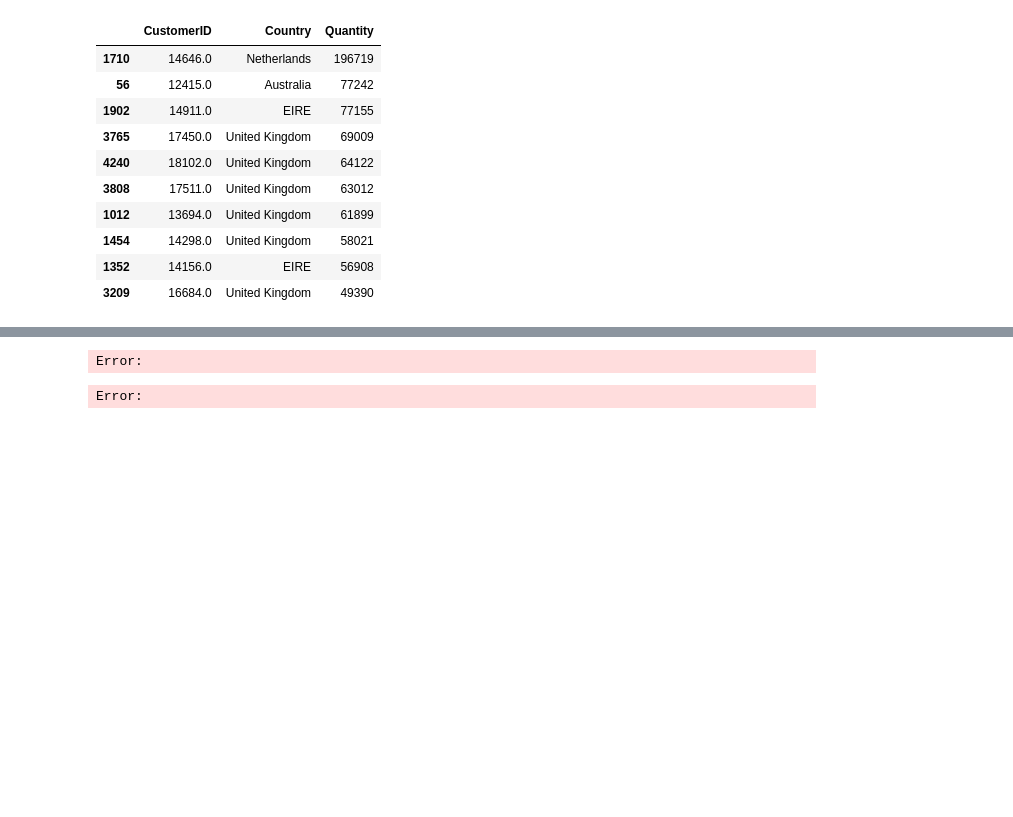
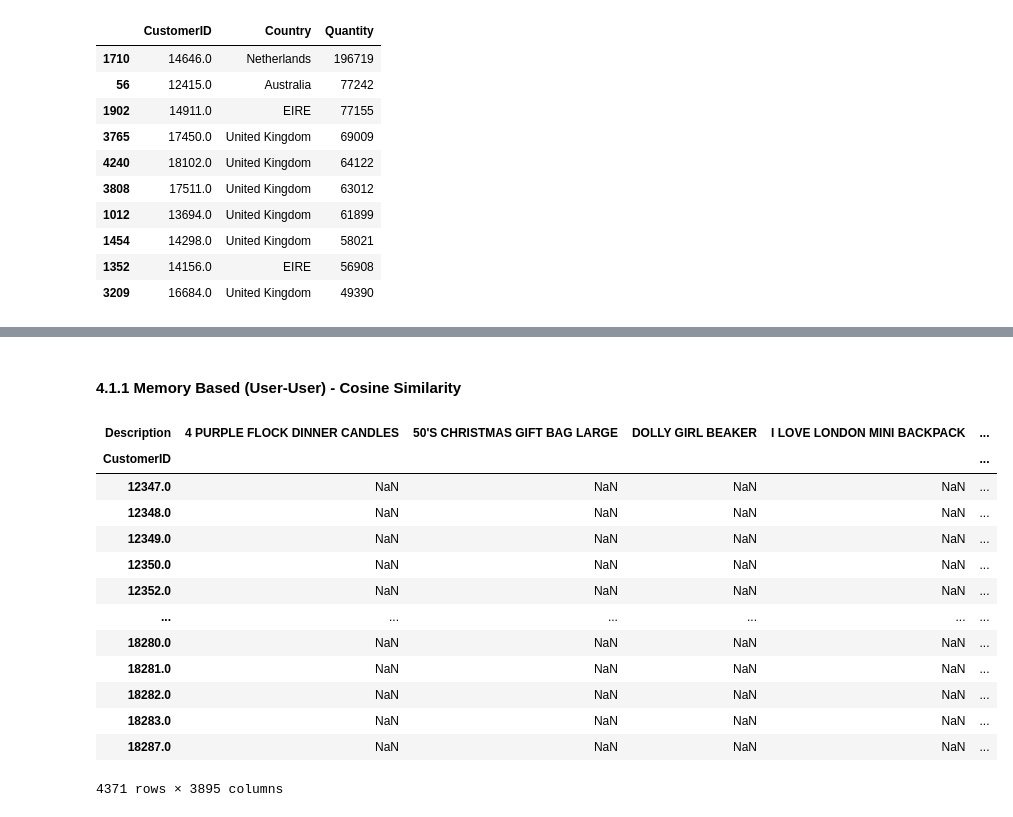
Before and after one commit to Azegele/Phase-4-Project, a Jupyter notebook: Ecommerce Data Set.ipynb, the cells around one changed output, grey strips where cells are left out. Drawn from its saved outputs; the diff is of its cells as text; code cells hidden in the pictures; blank space fills up the shorter version.

```diff
--- a/Ecommerce Data Set.ipynb
+++ b/Ecommerce Data Set.ipynb
@@ -633,10 +650,27 @@ orders.head(10)
+# %% [markdown]
+#### 4.1.1 Memory Based (User-User)  - Cosine Similarity
 # %%
+#creating customer matrix of items for the client
 customer_item_matrix = df.pivot_table(
     index='CustomerID',
-    columns='StockCode',
+    columns='Description',
     values='Quantity',
     aggfunc='sum'
 )
+
+customer_item_matrix
 # %% [output]
+| Description | 4 PURPLE FLOCK DINNER CANDLES | 50'S CHRISTMAS GIFT BAG LARGE | DOLLY GIRL BEAKER | I LOVE LONDON MINI BACKPACK | ... |
+| CustomerID |  |  |  |  | ... |
+| 12347.0 | NaN | NaN | NaN | NaN | ... |
+| 12348.0 | NaN | NaN | NaN | NaN | ... |
+| 12349.0 | NaN | NaN | NaN | NaN | ... |
+| 12350.0 | NaN | NaN | NaN | NaN | ... |
+| 12352.0 | NaN | NaN | NaN | NaN | ... |
+| ... | ... | ... | ... | ... | ... |
+| 18280.0 | NaN | NaN | NaN | NaN | ... |
+| 18281.0 | NaN | NaN | NaN | NaN | ... |
+| 18282.0 | NaN | NaN | NaN | NaN | ... |
+| 18283.0 | NaN | NaN | NaN | NaN | ... |
+| 18287.0 | NaN | NaN | NaN | NaN | ... |
-Error:
+4371 rows × 3895 columns
-Error:
```
Also changed, not shown: parts of 65 cells of this notebook.
